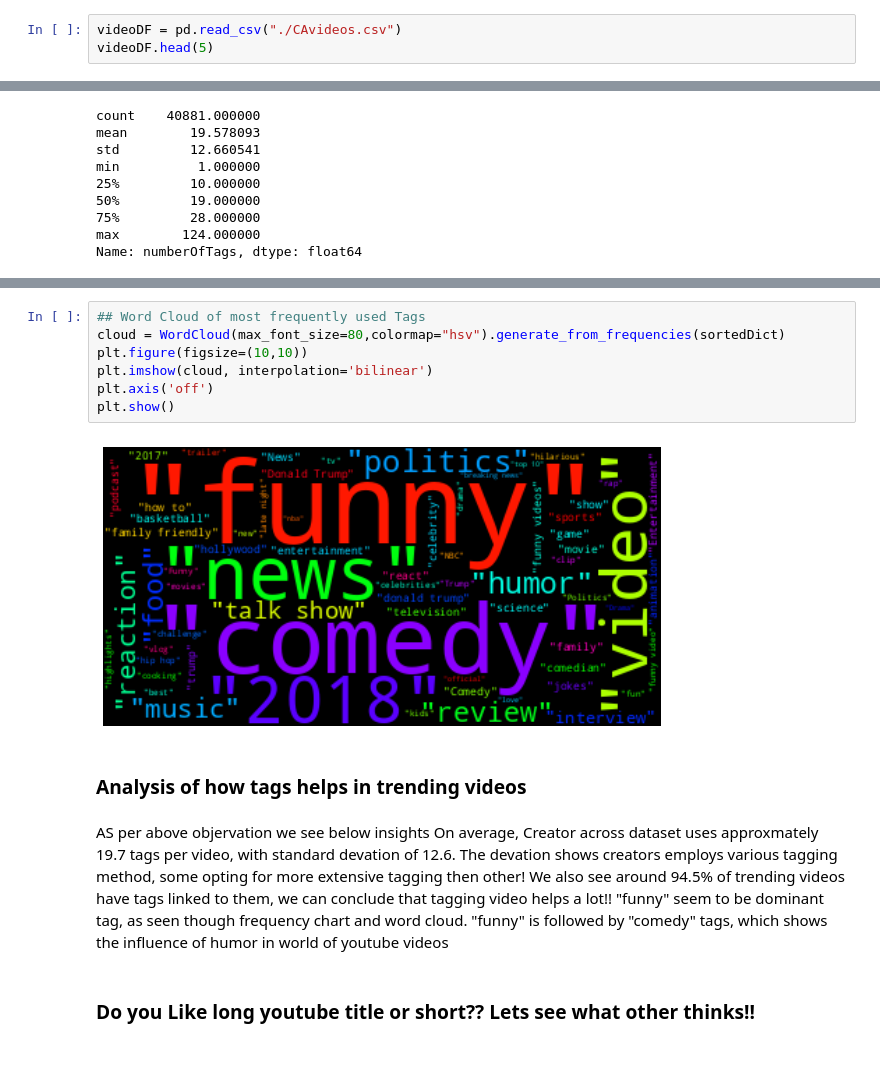
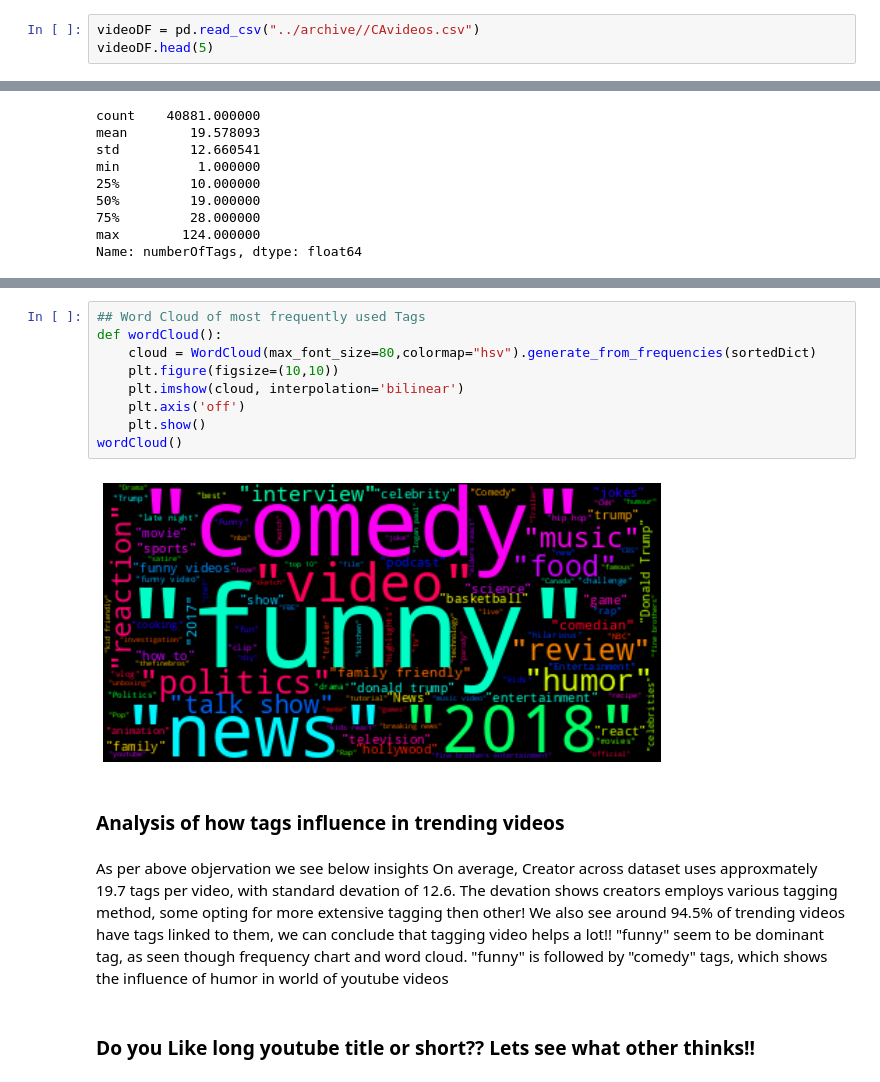
Before and after one commit to aishpatil655/Trending_youtube_Video, a Jupyter notebook: Factor Affecting youtube Videos.ipynb, the cells around one changed output, grey strips where cells are left out. Cells and saved outputs as stored; diff of their text form.

```diff
--- a/Factor Affecting youtube Videos.ipynb
+++ b/Factor Affecting youtube Videos.ipynb
@@ -171,5 +102,5 @@ Note: you may need to restart the kernel to use updated packages.
 # %%
-videoDF = pd.read_csv("./CAvideos.csv")
+videoDF = pd.read_csv("../archive//CAvideos.csv")
 videoDF.head(5)
 # %% [output]
 |  | video_id | trending_date | title | channel_title | category_id | publish_time | tags | views | likes | ... |
@@ -390,17 +346,19 @@ plt.show()
 [figure]
 # %%
 ## Word Cloud of most frequently used Tags
-cloud = WordCloud(max_font_size=80,colormap="hsv").generate_from_frequencies(sortedDict)
-plt.figure(figsize=(10,10))
-plt.imshow(cloud, interpolation='bilinear')
-plt.axis('off')
-plt.show()
+def wordCloud():
+    cloud = WordCloud(max_font_size=80,colormap="hsv").generate_from_frequencies(sortedDict)
+    plt.figure(figsize=(10,10))
+    plt.imshow(cloud, interpolation='bilinear')
+    plt.axis('off')
+    plt.show()
+wordCloud()
 # %% [output]
-[figure, old version]
+[figure, new version]
 # %% [markdown]
-### Analysis of how tags helps in trending videos
+### Analysis of how tags influence in trending videos
 # %% [markdown]
-AS per above objervation we see below insights On average, Creator across dataset uses approxmately 19.7 tags per video, with standard devation of 12.6. The devation shows creators employs various tagging method, some opting for more extensive tagging then other! We also see around 94.5% of trending videos have tags linked to them, we can conclude that tagging video helps a lot!!
+As per above objervation we see below insights On average, Creator across dataset uses approxmately 19.7 tags per video, with standard devation of 12.6. The devation shows creators employs various tagging method, some opting for more extensive tagging then other! We also see around 94.5% of trending videos have tags linked to them, we can conclude that tagging video helps a lot!!
 "funny" seem to be dominant tag, as seen though frequency chart and word cloud. "funny" is followed by "comedy" tags, which shows the influence of humor in world of youtube videos
 # %% [markdown]
 <a id="obj1b"></a>
```
Also changed, not shown: parts of 172 cells of this notebook, 3 other files.
